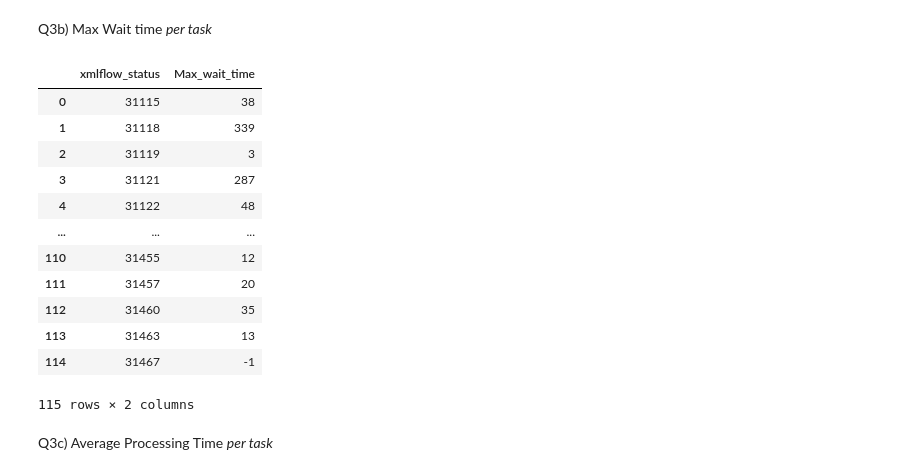
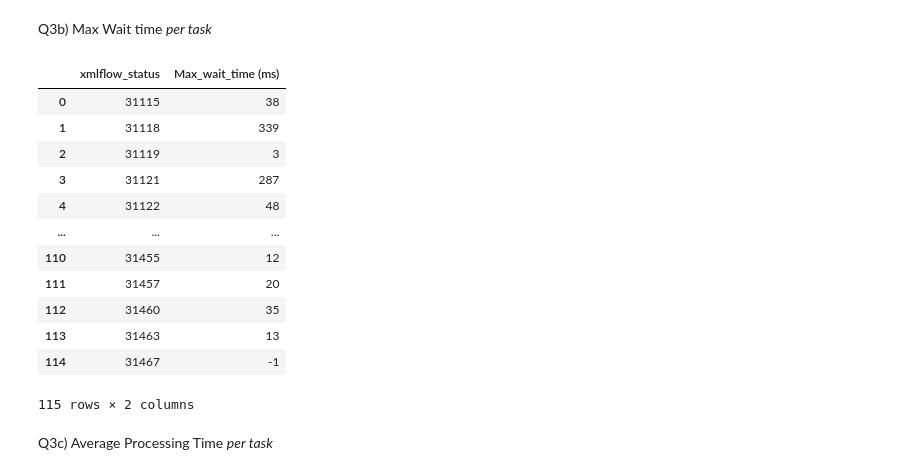
Before and after one commit to ash-111/Technical-Assignment---April-5, a Jupyter notebook: Code_v3.ipynb, the cells around one changed output. Drawn from its saved outputs; the diff is of its cells as text; code cells hidden in the pictures.

```diff
--- a/Code_v3.ipynb
+++ b/Code_v3.ipynb
@@ -191,13 +199,13 @@ Q3b) Max Wait time *per task*
 # %%
 df_MaxWaitTimePerTask = df2.groupby('xmlflow_status').max()
 
 df_MaxWaitTimePerTask = df_MaxWaitTimePerTask['wait_time']
 df_MaxWaitTimePerTask = df_MaxWaitTimePerTask.reset_index()
-df_MaxWaitTimePerTask = df_MaxWaitTimePerTask.rename(columns={'wait_time': 'Max_wait_time'})
+df_MaxWaitTimePerTask = df_MaxWaitTimePerTask.rename(columns={'wait_time': 'Max_wait_time (ms)'})
 
 df_MaxWaitTimePerTask
 # %% [output]
-|  | xmlflow_status | Max_wait_time |
+|  | xmlflow_status | Max_wait_time (ms) |
 | 0 | 31115 | 38 |
 | 1 | 31118 | 339 |
 | 2 | 31119 | 3 |
```
Also changed, not shown: parts of 14 cells of this notebook, 7 other files.
